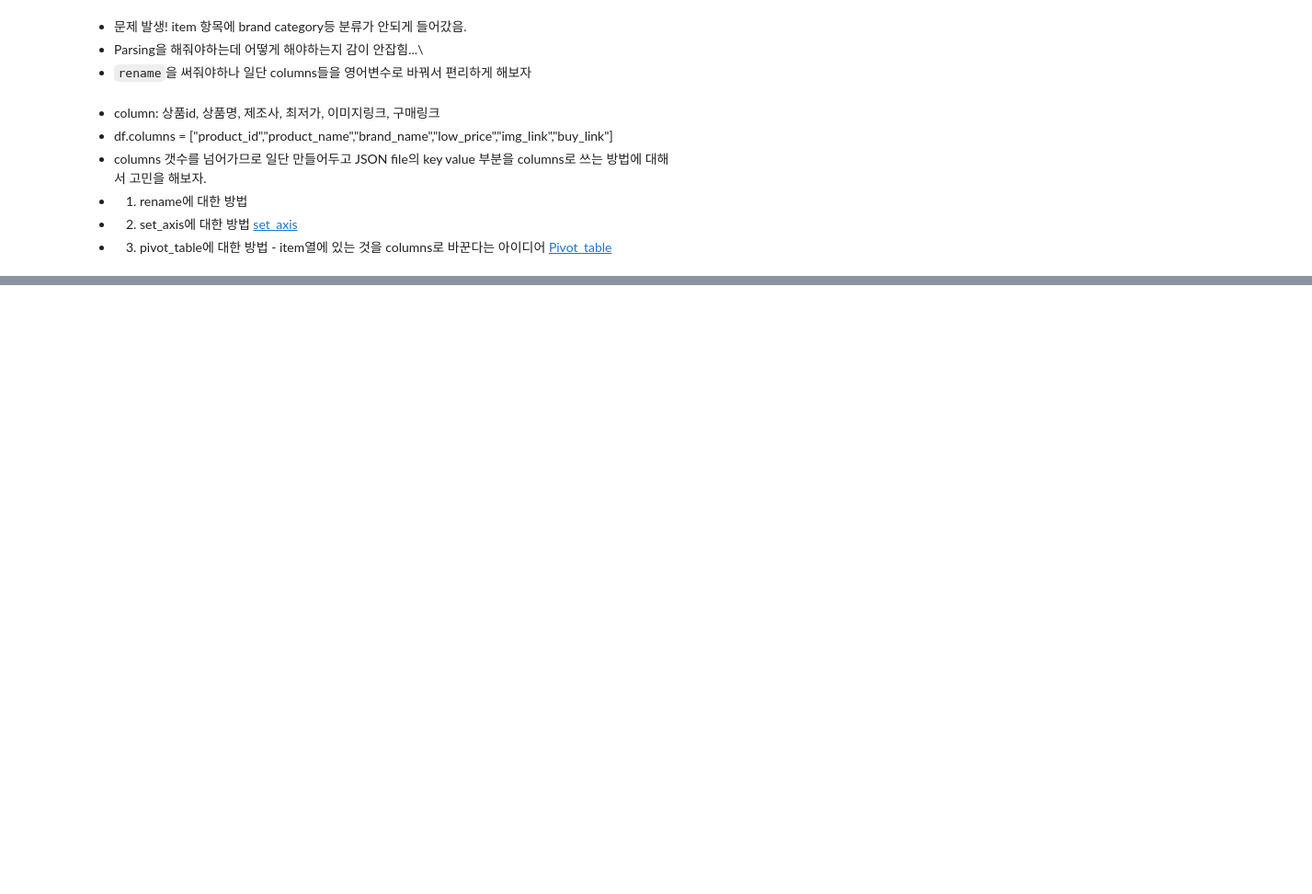
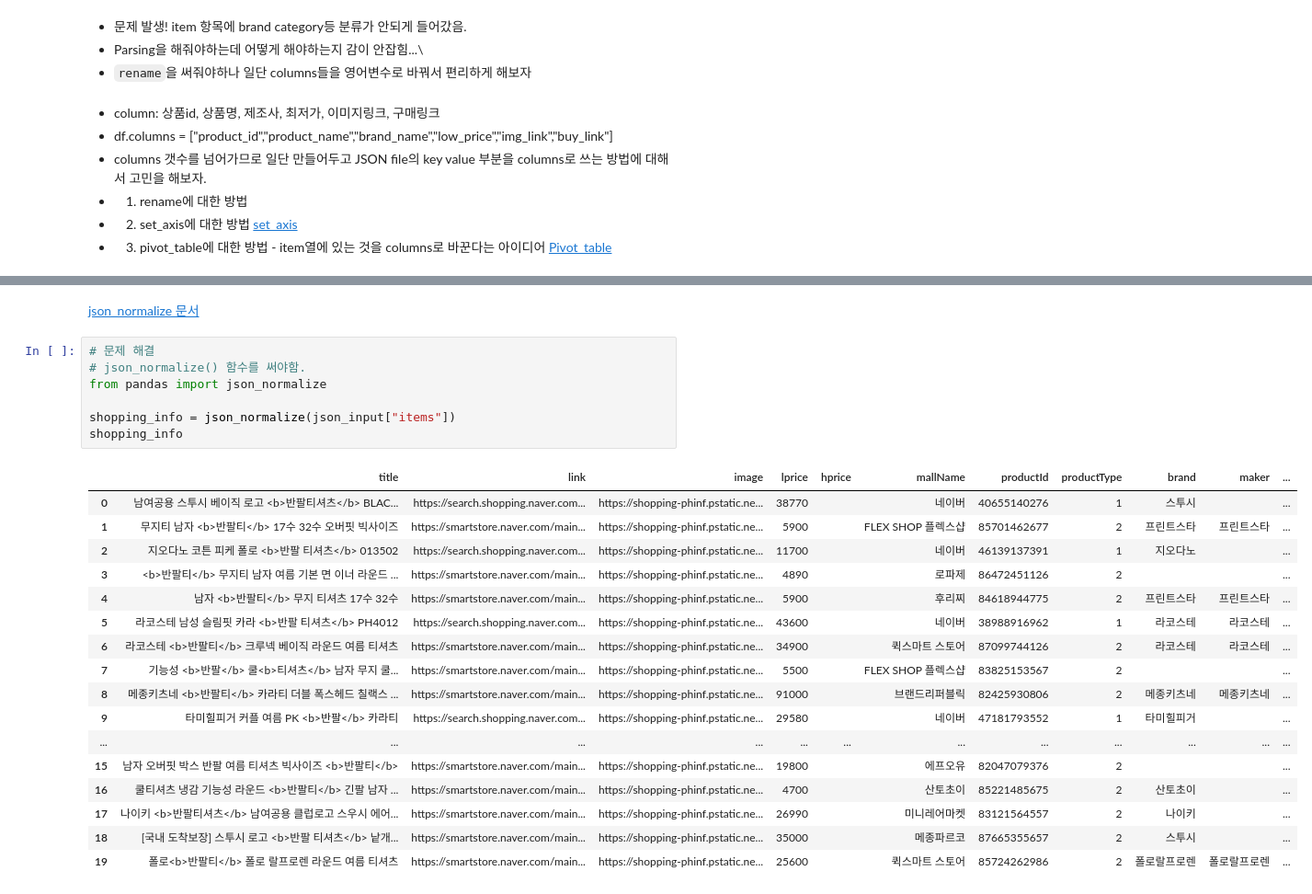
Before and after one commit to baedori99/TIL, a Jupyter notebook: 2nd_week_Assignment.ipynb, the cells around one changed output, grey strips where cells are left out. Shown: that part at 92% size. Cells and saved outputs as stored; diff of their text form; blank space fills up the shorter version.

Commit message:
Finish make dataframe of items column

```diff
--- a/2nd_week_Assignment.ipynb
+++ b/2nd_week_Assignment.ipynb
@@ -144,0 +166,27 @@ SyntaxError: positional argument follows keyword argument (1804662383.py, line 1
+# %% [markdown]
+[json_normalize 문서](https://pandas.pydata.org/docs/reference/api/pandas.json_normalize.html#pandas-json-normalize)
+# %%
+# 문제 해결
+# json_normalize() 함수를 써야함.
+from pandas import json_normalize
+
+shopping_info = json_normalize(json_input["items"])
+shopping_info
+# %% [output]
+|  | title | link | image | lprice | hprice | mallName | productId | productType | brand | maker | ... |
+| 0 | 남여공용 스투시 베이직 로고 <b>반팔티셔츠</b> BLAC... | https://search.shopping.naver.com... | https://shopping-phinf.pstatic.ne... | 38770 |  | 네이버 | 40655140276 | 1 | 스투시 |  | ... |
+| 1 | 무지티 남자 <b>반팔티</b> 17수 32수 오버핏 빅사이즈 | https://smartstore.naver.com/main... | https://shopping-phinf.pstatic.ne... | 5900 |  | FLEX SHOP 플렉스샵 | 85701462677 | 2 | 프린트스타 | 프린트스타 | ... |
+| 2 | 지오다노 코튼 피케 폴로 <b>반팔 티셔츠</b> 013502 | https://search.shopping.naver.com... | https://shopping-phinf.pstatic.ne... | 11700 |  | 네이버 | 46139137391 | 1 | 지오다노 |  | ... |
+| 3 | <b>반팔티</b> 무지티 남자 여름 기본 면 이너 라운드 ... | https://smartstore.naver.com/main... | https://shopping-phinf.pstatic.ne... | 4890 |  | 로파제 | 86472451126 | 2 |  |  | ... |
+| 4 | 남자 <b>반팔티</b> 무지 티셔츠 17수 32수 | https://smartstore.naver.com/main... | https://shopping-phinf.pstatic.ne... | 5900 |  | 후리찌 | 84618944775 | 2 | 프린트스타 | 프린트스타 | ... |
+| 5 | 라코스테 남성 슬림핏 카라 <b>반팔 티셔츠</b> PH4012 | https://search.shopping.naver.com... | https://shopping-phinf.pstatic.ne... | 43600 |  | 네이버 | 38988916962 | 1 | 라코스테 | 라코스테 | ... |
+| 6 | 라코스테 <b>반팔티</b> 크루넥 베이직 라운드 여름 티셔츠 | https://smartstore.naver.com/main... | https://shopping-phinf.pstatic.ne... | 34900 |  | 퀵스마트 스토어 | 87099744126 | 2 | 라코스테 | 라코스테 | ... |
+| 7 | 기능성 <b>반팔</b> 쿨<b>티셔츠</b> 남자 무지 쿨... | https://smartstore.naver.com/main... | https://shopping-phinf.pstatic.ne... | 5500 |  | FLEX SHOP 플렉스샵 | 83825153567 | 2 |  |  | ... |
+| 8 | 메종키츠네 <b>반팔티</b> 카라티 더블 폭스헤드 칠랙스 ... | https://smartstore.naver.com/main... | https://shopping-phinf.pstatic.ne... | 91000 |  | 브랜드리퍼블릭 | 82425930806 | 2 | 메종키츠네 | 메종키츠네 | ... |
+| 9 | 타미힐피거 커플 여름 PK <b>반팔</b> 카라티 | https://search.shopping.naver.com... | https://shopping-phinf.pstatic.ne... | 29580 |  | 네이버 | 47181793552 | 1 | 타미힐피거 |  | ... |
+| ... | ... | ... | ... | ... | ... | ... | ... | ... | ... | ... | ... |
+| 15 | 남자 오버핏 박스 반팔 여름 티셔츠 빅사이즈 <b>반팔티</b> | https://smartstore.naver.com/main... | https://shopping-phinf.pstatic.ne... | 19800 |  | 에프오유 | 82047079376 | 2 |  |  | ... |
+| 16 | 쿨티셔츠 냉감 기능성 라운드 <b>반팔티</b> 긴팔 남자 ... | https://smartstore.naver.com/main... | https://shopping-phinf.pstatic.ne... | 4700 |  | 산토초이 | 85221485675 | 2 | 산토초이 |  | ... |
+| 17 | 나이키 <b>반팔티셔츠</b> 남여공용 클럽로고 스우시 에어... | https://smartstore.naver.com/main... | https://shopping-phinf.pstatic.ne... | 26990 |  | 미니레어마켓 | 83121564557 | 2 | 나이키 |  | ... |
+| 18 | [국내 도착보장] 스투시 로고 <b>반팔 티셔츠</b> 낱개... | https://smartstore.naver.com/main... | https://shopping-phinf.pstatic.ne... | 35000 |  | 메종파르코 | 87665355657 | 2 | 스투시 |  | ... |
+| 19 | 폴로<b>반팔티</b> 폴로 랄프로렌 라운드 여름 티셔츠 | https://smartstore.naver.com/main... | https://shopping-phinf.pstatic.ne... | 25600 |  | 퀵스마트 스토어 | 85724262986 | 2 | 폴로랄프로렌 | 폴로랄프로렌 | ... |
```
Also changed, not shown: parts of 7 cells of this notebook, 1 other file.
